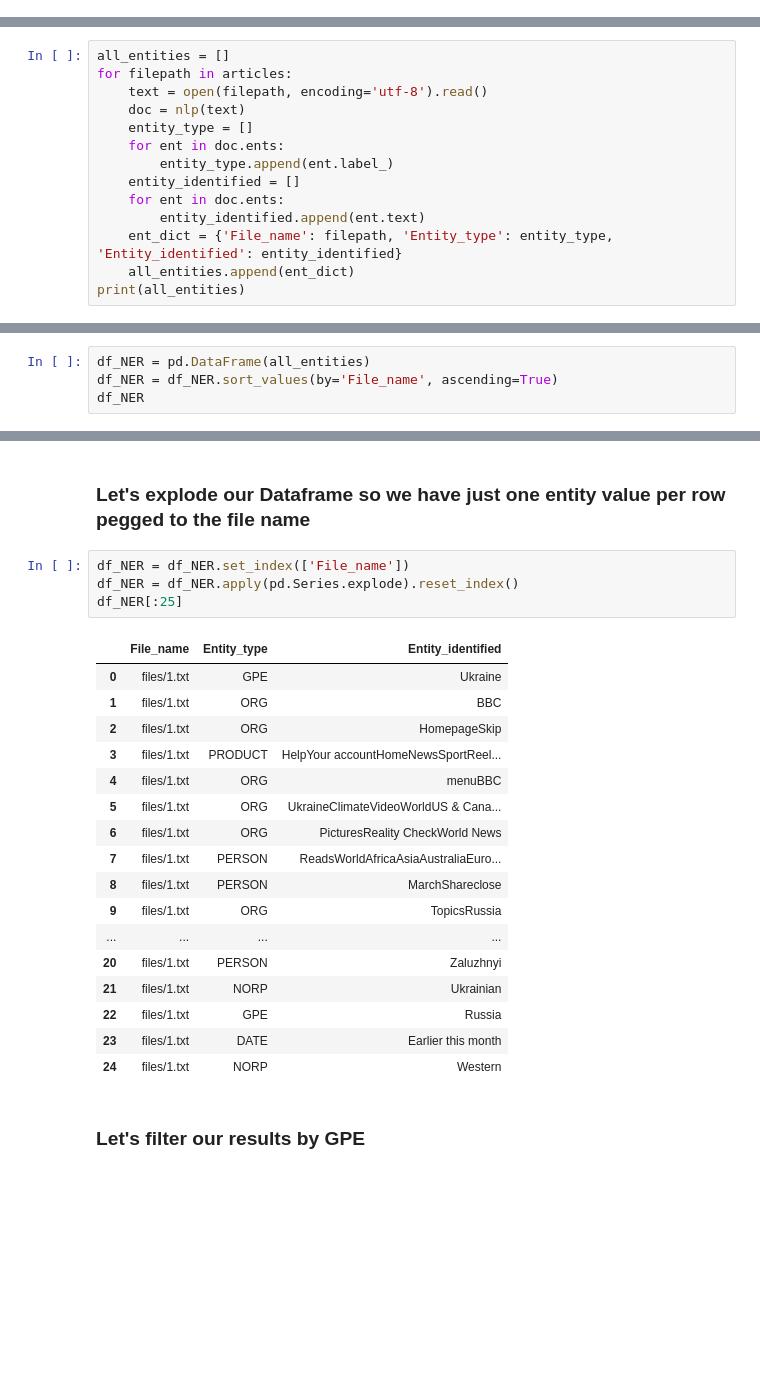
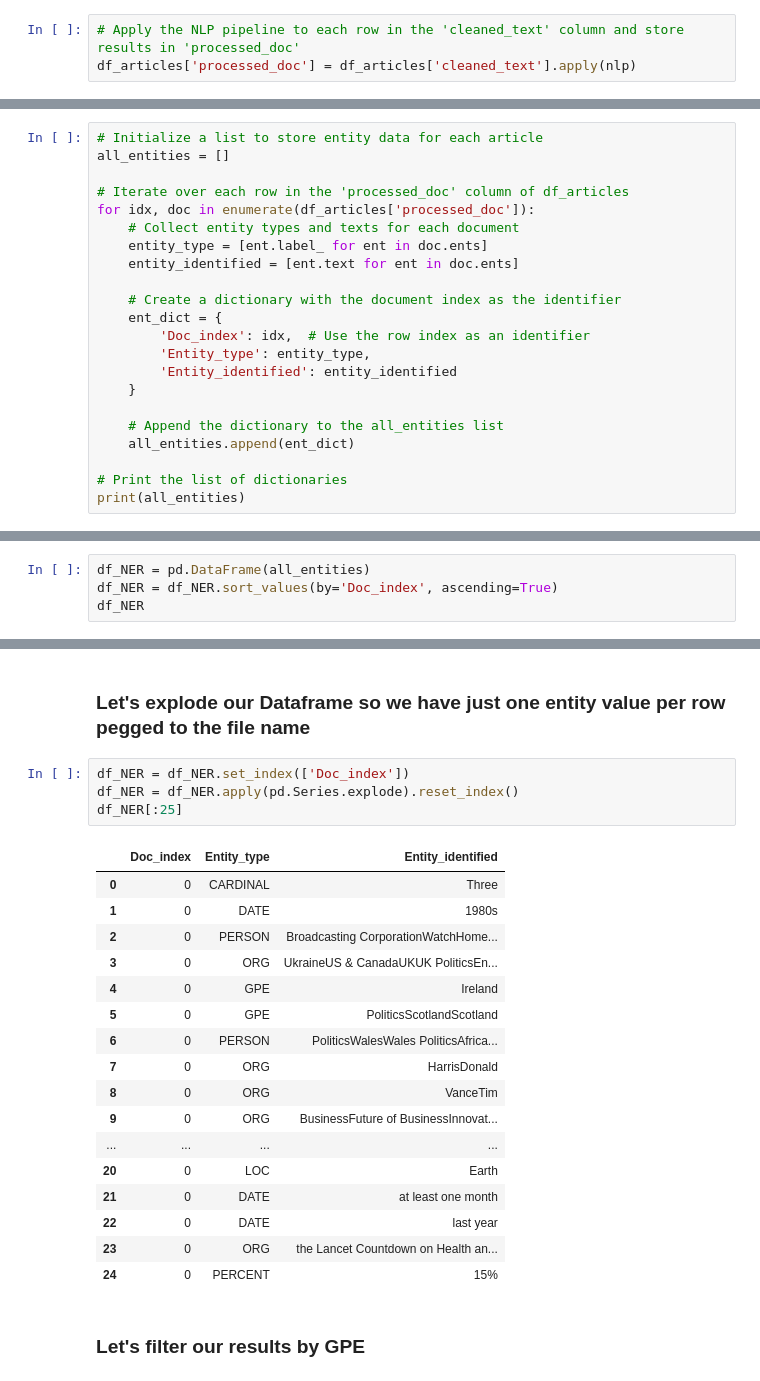
Before and after one commit to rskrisel/NER_workshop, a Jupyter notebook: NER_workshop.ipynb, the cells around one changed output, grey strips where cells are left out. Saved outputs shown, nothing was run; the diff lists cells and outputs as text; blank space fills up the shorter version.

```diff
--- a/NER_workshop.ipynb
+++ b/NER_workshop.ipynb
@@ -274,2 +267,5 @@ doc = nlp(text)
+# %%
+# Apply the NLP pipeline to each row in the 'cleaned_text' column and store results in 'processed_doc'
+df_articles['processed_doc'] = df_articles['cleaned_text'].apply(nlp)
 # %% [markdown]
 ### Let's use displacy to visualize our results
@@ -447,16 +436,2 @@ print(entities)
 # %% [markdown]
 ### Let's build on this function to run this process across our entire collection of texts:
-# %%
-all_entities = []
-for filepath in articles:
-    text = open(filepath, encoding='utf-8').read()
-    doc = nlp(text)
-    entity_type = []
-    for ent in doc.ents:
-        entity_type.append(ent.label_)
-    entity_identified = []
-    for ent in doc.ents:
-        entity_identified.append(ent.text)
-    ent_dict = {'File_name': filepath, 'Entity_type': entity_type, 'Entity_identified': entity_identified}
-    all_entities.append(ent_dict)
-print(all_entities)
@@ -464,0 +438,22 @@ print(all_entities)
+# %%
+# Initialize a list to store entity data for each article
+all_entities = []
+
+# Iterate over each row in the 'processed_doc' column of df_articles
+for idx, doc in enumerate(df_articles['processed_doc']):
+    # Collect entity types and texts for each document
+    entity_type = [ent.label_ for ent in doc.ents]
+    entity_identified = [ent.text for ent in doc.ents]
+
+    # Create a dictionary with the document index as the identifier
+    ent_dict = {
+        'Doc_index': idx,  # Use the row index as an identifier
+        'Entity_type': entity_type,
+        'Entity_identified': entity_identified
+    }
+
+    # Append the dictionary to the all_entities list
+    all_entities.append(ent_dict)
+
+# Print the list of dictionaries
+print(all_entities)
@@ -466,6 +463,6 @@ print(all_entities)
 ### Let's visualize our results in a Pandas Dataframe sorted by the file name
 # %%
 df_NER = pd.DataFrame(all_entities)
-df_NER = df_NER.sort_values(by='File_name', ascending=True)
+df_NER = df_NER.sort_values(by='Doc_index', ascending=True)
 df_NER
 # %% [output]
@@ -489,27 +486,27 @@ df_NER
 # %% [markdown]
 ### Let's explode our Dataframe so we have just one entity value per row pegged to the file name
 # %%
-df_NER = df_NER.set_index(['File_name'])
+df_NER = df_NER.set_index(['Doc_index'])
 df_NER = df_NER.apply(pd.Series.explode).reset_index()
 df_NER[:25]
 # %% [output]
-|  | File_name | Entity_type | Entity_identified |
-| 0 | files/1.txt | GPE | Ukraine |
-| 1 | files/1.txt | ORG | BBC |
-| 2 | files/1.txt | ORG | HomepageSkip |
-| 3 | files/1.txt | PRODUCT | HelpYour accountHomeNewsSportReel... |
-| 4 | files/1.txt | ORG | menuBBC |
-| 5 | files/1.txt | ORG | UkraineClimateVideoWorldUS & Cana... |
-| 6 | files/1.txt | ORG | PicturesReality CheckWorld News |
-| 7 | files/1.txt | PERSON | ReadsWorldAfricaAsiaAustraliaEuro... |
-| 8 | files/1.txt | PERSON | MarchShareclose |
-| 9 | files/1.txt | ORG | TopicsRussia |
+|  | Doc_index | Entity_type | Entity_identified |
+| 0 | 0 | CARDINAL | Three |
+| 1 | 0 | DATE | 1980s |
+| 2 | 0 | PERSON | Broadcasting CorporationWatchHome... |
+| 3 | 0 | ORG | UkraineUS & CanadaUKUK PoliticsEn... |
+| 4 | 0 | GPE | Ireland |
+| 5 | 0 | GPE | PoliticsScotlandScotland |
+| 6 | 0 | PERSON | PoliticsWalesWales PoliticsAfrica... |
+| 7 | 0 | ORG | HarrisDonald |
+| 8 | 0 | ORG | VanceTim |
+| 9 | 0 | ORG | BusinessFuture of BusinessInnovat... |
 | ... | ... | ... | ... |
-| 20 | files/1.txt | PERSON | Zaluzhnyi |
-| 21 | files/1.txt | NORP | Ukrainian |
-| 22 | files/1.txt | GPE | Russia |
-| 23 | files/1.txt | DATE | Earlier this month |
-| 24 | files/1.txt | NORP | Western |
+| 20 | 0 | LOC | Earth |
+| 21 | 0 | DATE | at least one month |
+| 22 | 0 | DATE | last year |
+| 23 | 0 | ORG | the Lancet Countdown on Health an... |
+| 24 | 0 | PERCENT | 15% |
 # %% [markdown]
 ### Let's filter our results by GPE
 # %%
```
Also changed, not shown: parts of 35 cells of this notebook.
